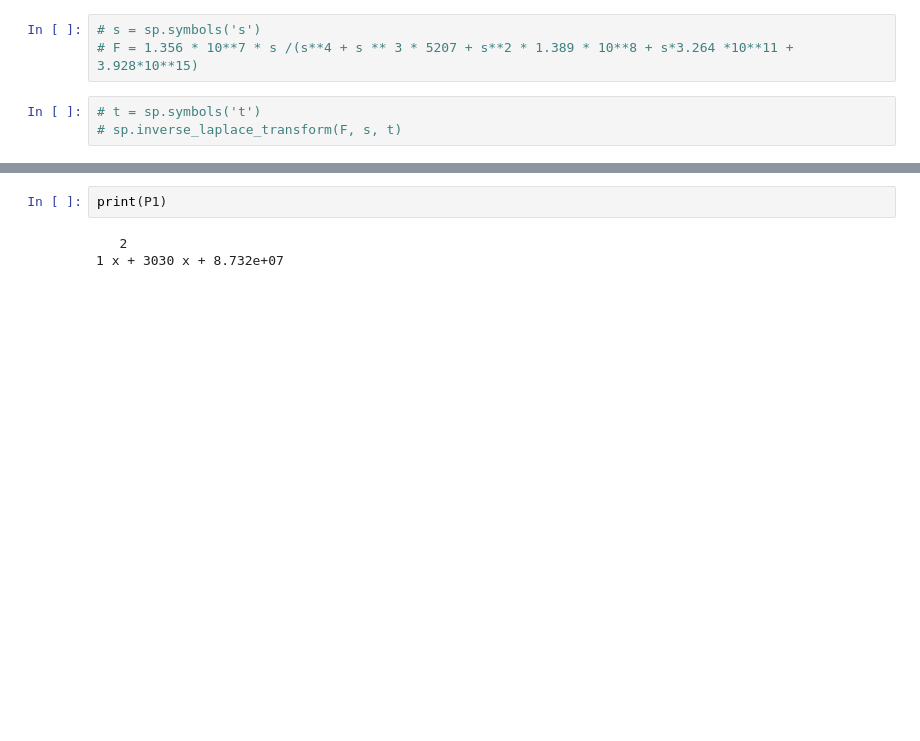
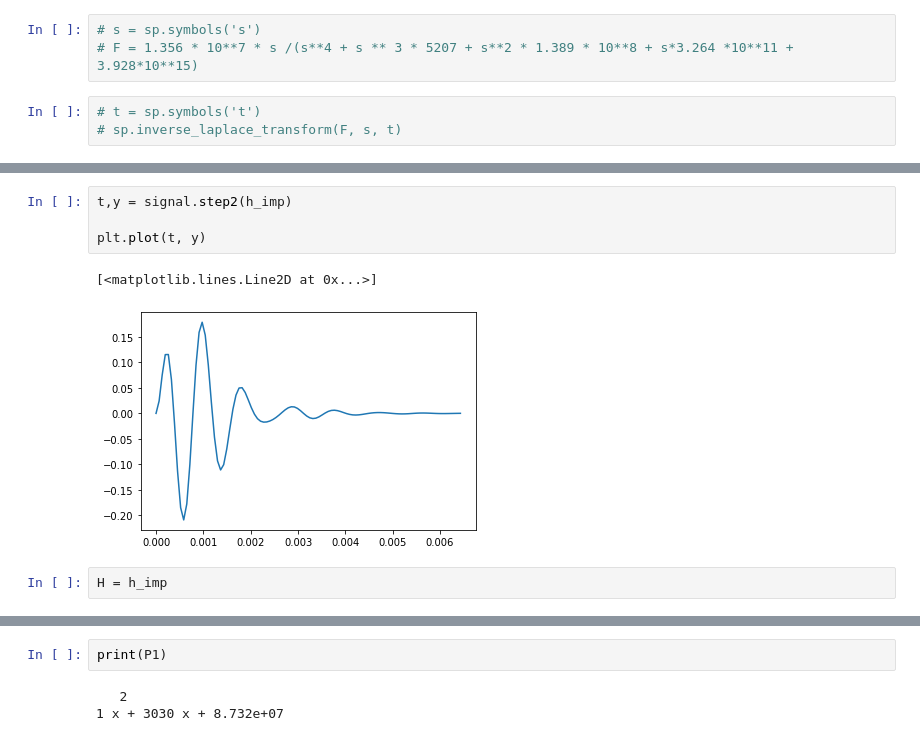
Before and after one commit to violetaperezandrade/TP-ADC, a Jupyter notebook: TP.ipynb, the cells around one changed output, grey strips where cells are left out. Drawn from its saved outputs; the diff is of its cells as text; blank space fills up the shorter version.

```diff
--- a/TP.ipynb
+++ b/TP.ipynb
@@ -86,0 +95,9 @@ plt.plot(t, 2250 * y) # Equivalente a una entrada de altura 2250
+# %%
+t,y = signal.step2(h_imp)
+
+plt.plot(t, y)
+# %% [output]
+[<matplotlib.lines.Line2D at 0x...>]
+[figure, added]
+# %%
+H = h_imp
```
Also changed, not shown: parts of 7 cells of this notebook, 2 other files.
